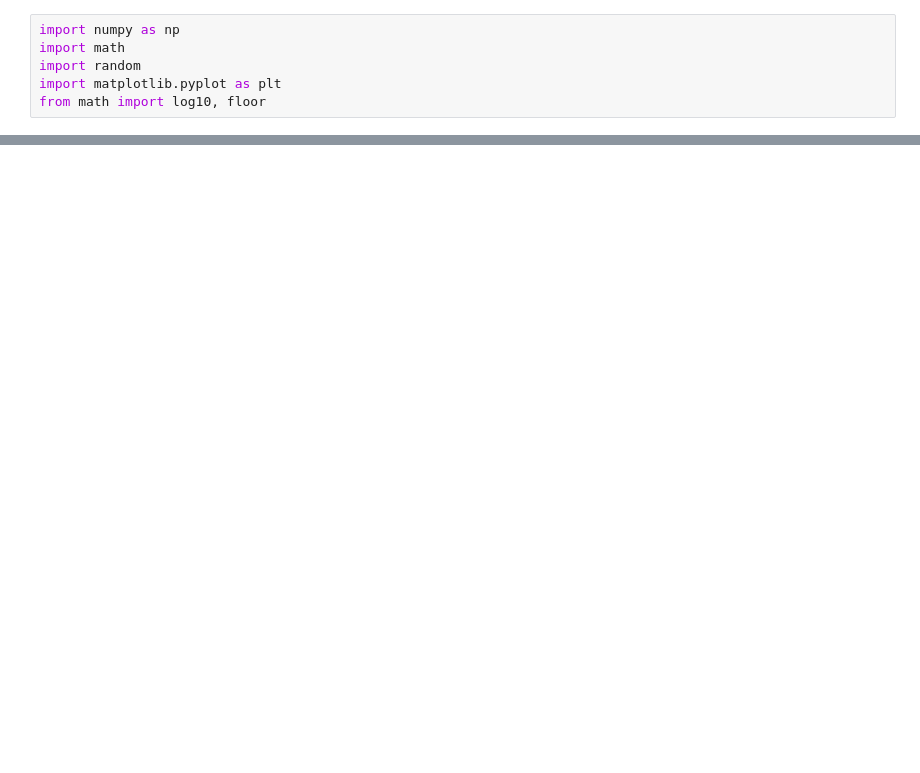
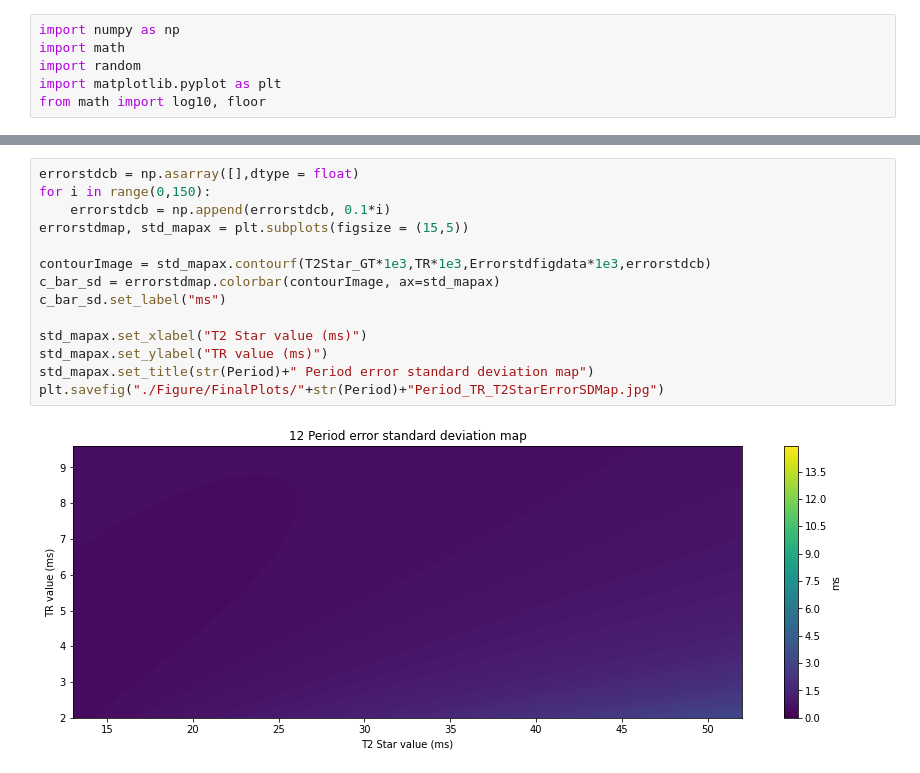
Before and after one commit to Yifei-Jin/Final_Year_Project, a Jupyter notebook: Code/Quadratic_Spoiling/Display_T2StarFitPlot.ipynb, the cells around one changed output, grey strips where cells are left out. Drawn from its saved outputs; the diff is of its cells as text; blank space fills up the shorter version.

Commit message:
Standardise Colourmap

```diff
--- a/Code/Quadratic_Spoiling/Display_T2StarFitPlot.ipynb
+++ b/Code/Quadratic_Spoiling/Display_T2StarFitPlot.ipynb
@@ -56,0 +76,16 @@ plt.show()
+# %%
+errorstdcb = np.asarray([],dtype = float)
+for i in range(0,150):
+    errorstdcb = np.append(errorstdcb, 0.1*i)
+errorstdmap, std_mapax = plt.subplots(figsize = (15,5))
+
+contourImage = std_mapax.contourf(T2Star_GT*1e3,TR*1e3,Errorstdfigdata*1e3,errorstdcb)
+c_bar_sd = errorstdmap.colorbar(contourImage, ax=std_mapax)
+c_bar_sd.set_label("ms")
+
+std_mapax.set_xlabel("T2 Star value (ms)")
+std_mapax.set_ylabel("TR value (ms)")
+std_mapax.set_title(str(Period)+" Period error standard deviation map")
+plt.savefig("./Figure/FinalPlots/"+str(Period)+"Period_TR_T2StarErrorSDMap.jpg")
+# %% [output]
+[figure, added]
```
Also changed, not shown: parts of 5 cells of this notebook, 30 other files.
